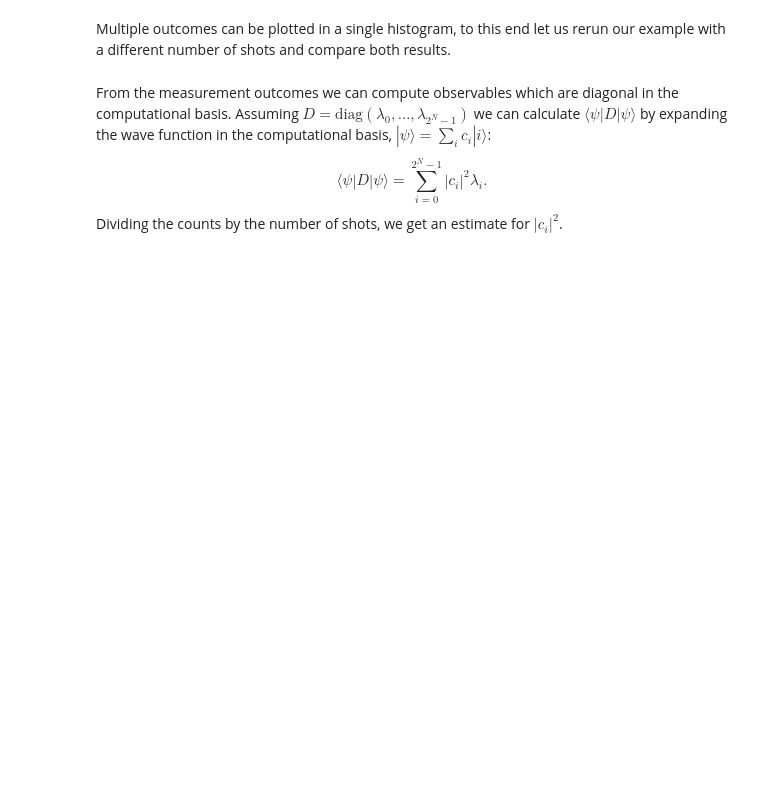
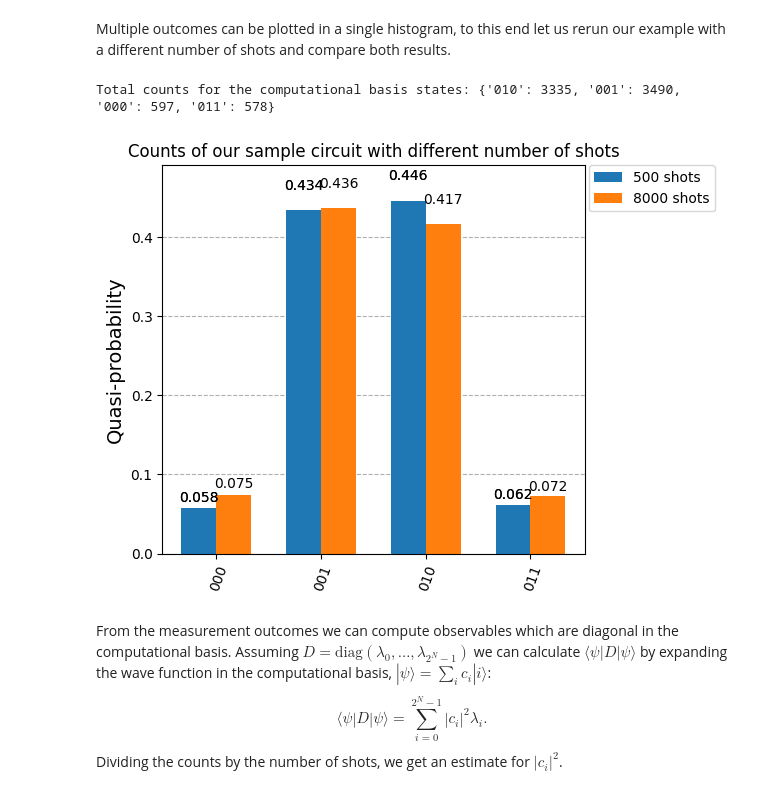
Before and after one commit to kuehnste/QiskitTutorial, a Jupyter notebook: Example.ipynb, the cells around one changed output. Drawn from its saved outputs; the diff is of its cells as text; code cells hidden in the pictures; blank space fills up the shorter version.

```diff
--- a/Example.ipynb
+++ b/Example.ipynb
@@ -65,13 +77,13 @@ The double line indicates a classical register where the number on top of the sl
 
 In the following we simulate the quantum circuit on a classical simulator emulating the behavior of an (ideal) quantum computer. As such we have to run the circuit multiple times and record the statistics of the outcomes. The number of these repetitions is referred to as `shots` in Qiskit.
 # %%
-# Generate a qasm_simulator backend which emulates a quantum computer
-qasm_simulator = Aer.get_backend('qasm_simulator')
-# Execute the circuit on the qasm_simulator backend with 500 shots
-job = execute(qc, qasm_simulator, shots=500)
-# Retrieve the results from the job object
+# Create a simulator generating samples
+sampler = Sampler()
+# Run circuit with 500 measurements
+job = sampler.run([qc], shots=500)
+# Get results
 result = job.result()
-# Among other information the result object contains the information
-# about the measurement outcomes
-counts = result.get_counts()
-print('Total counts for the computational basis states:',counts)
+# Measurement counts
+counts = result[0].data.meas.get_counts()
+
+print("Total counts for the computational basis states:", counts)
@@ -93,6 +108,23 @@ counts2 = result2.get_counts()
+# %%
+# Run circuit
+job2 = sampler.run([qc], shots=8000)
+# Get results
+result2 = job2.result()
+# Measurement counts
+counts2 = result2[0].data.meas.get_counts()
+
+print("Total counts for the computational basis states:", counts2)
+# %% [output]
+Total counts for the computational basis states: {'010': 3335, '001': 3490, '000': 597, '011': 578}
 # %%
-# Plot a histogram containing both results
-plot_histogram([counts, counts2], title='Counts of our sample circuit with different number of shots', legend=['500 shots', '8000 shots'])
+# Plot a histogram containing the quasi-probabilities for both results
+shots1 = sum(counts.values())
+qprobs1 = {bitstring: count / shots1 for bitstring, count in counts.items()}
+shots2 = sum(counts2.values())
+qprobs2 = {bitstring: count / shots2 for bitstring, count in counts2.items()}
+plot_histogram([qprobs1, qprobs2], title='Counts of our sample circuit with different number of shots', legend=['500 shots', '8000 shots'])
+# %% [output]
+[figure, added]
 # %% [markdown]
 From the measurement outcomes we can compute observables which are diagonal in the computational basis. Assuming $D=\mathrm{diag}(\lambda_0,\dots,\lambda_{2^N-1})$ we can calculate $\langle \psi |D|\psi\rangle$ by expanding the wave function in the computational basis, $|\psi\rangle = \sum_i c_i |i\rangle$:
 $$\langle \psi |D|\psi\rangle = \sum_{i=0}^{2^N-1} |c_i|^2 \lambda_i.$$
```
Also changed, not shown: parts of 27 cells of this notebook.
